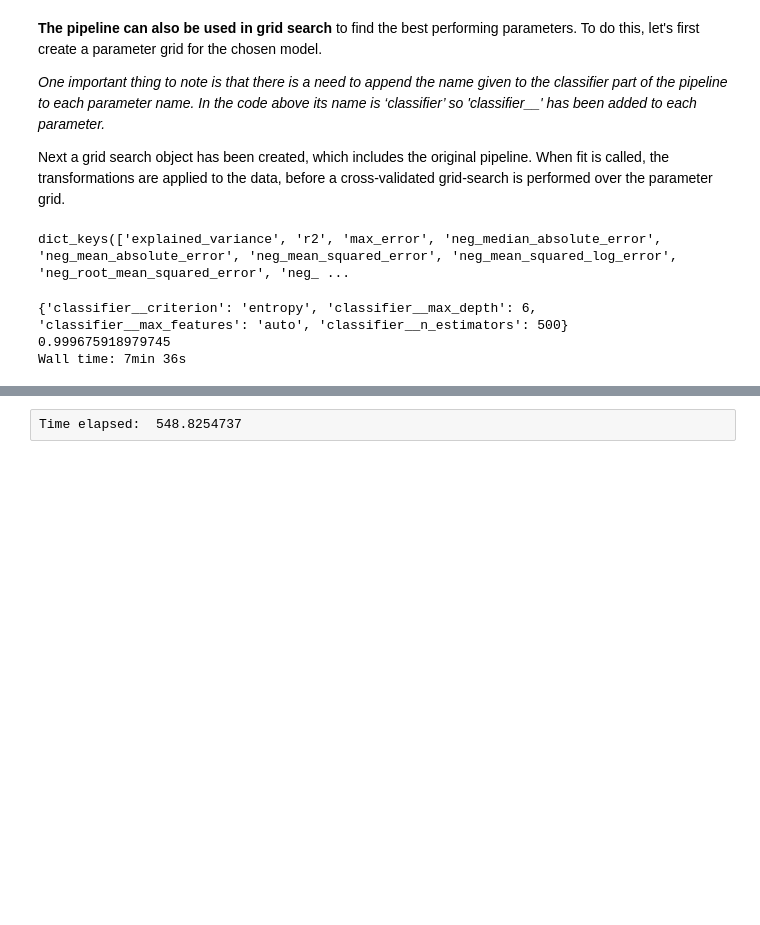
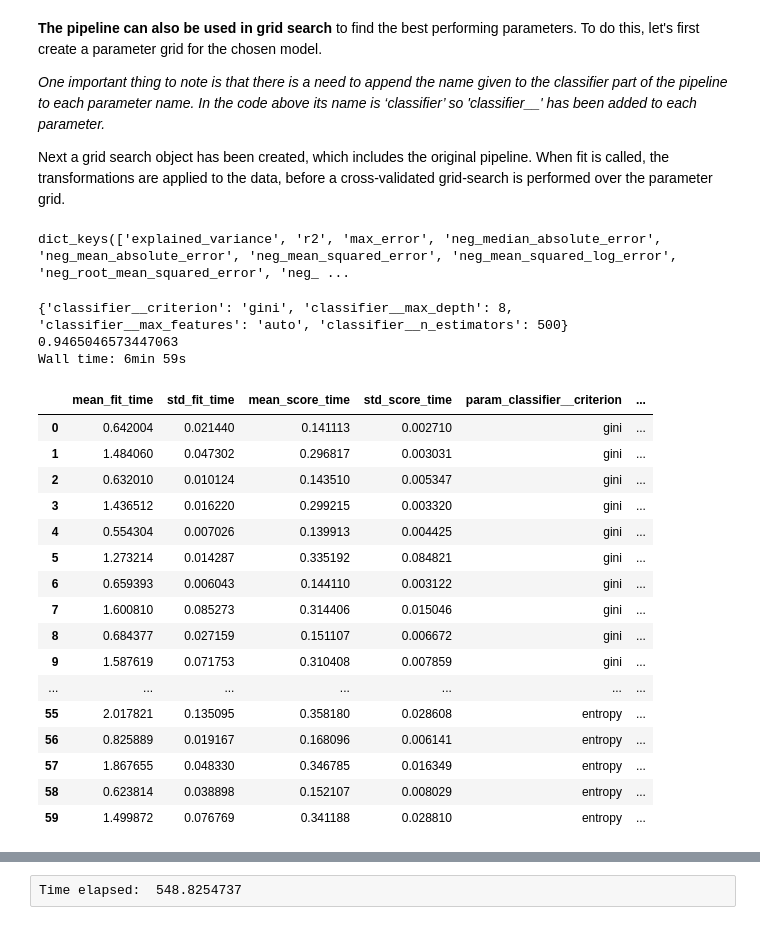
Before and after one commit to malonsol/TFM_KSchool, a Jupyter notebook: EDA/DELAY/Pipeline_test.ipynb, the cells around one changed output, grey strips where cells are left out. Saved outputs shown, nothing was run; the diff lists cells and outputs as text; code cells hidden in the pictures; blank space fills up the shorter version.

```diff
--- a/EDA/DELAY/Pipeline_test.ipynb
+++ b/EDA/DELAY/Pipeline_test.ipynb
@@ -379,23 +410,47 @@ param_grid = {
     'classifier__max_features': ['auto', 'sqrt', 'log2'],
     'classifier__max_depth' : [4,5,6,7,8],
     'classifier__criterion' :['gini', 'entropy']}
+
 from sklearn.model_selection import GridSearchCV
+
+scoring = {'AUC': 'roc_auc', 'F1': 'f1', 'Precision': 'precision',
+           'Recall': 'recall', 'Accuracy': 'accuracy'}
+
+CV = GridSearchCV(rf, param_grid, n_jobs= 1, scoring=scoring, refit='F1')
 # Setting refit='AUC', refits an estimator on the whole dataset with the
 # parameter setting that has the best cross-validated AUC score.
 # That estimator is made available at ``gs.best_estimator_`` along with
 # parameters like ``gs.best_score_``, ``gs.best_params_`` and
 # ``gs.best_index_``
-scoring = {'AUC': 'roc_auc', 'F1': 'f1', 'Precision': 'precision',
-           'Recall': 'recall', 'Accuracy': 'accuracy'}
-CV = GridSearchCV(rf, param_grid, n_jobs= 1, scoring=scoring, refit='AUC') # change the scorer metric
 
 CV.fit(X_train, y_train)
 print(CV.best_params_)
 print(CV.best_score_)
+CVscores = pd.DataFrame(CV.cv_results_)
 # %% [output]
-{'classifier__criterion': 'entropy', 'classifier__max_depth': 6, 'classifier__max_features': 'auto', 'classifier__n_estimators': 500}
-0.999675918979745
-Wall time: 7min 36s
+{'classifier__criterion': 'gini', 'classifier__max_depth': 8, 'classifier__max_features': 'auto', 'classifier__n_estimators': 500}
+0.9465046573447063
+Wall time: 6min 59s
+# %%
+CVscores
+# %% [output]
+|  | mean_fit_time | std_fit_time | mean_score_time | std_score_time | param_classifier__criterion | ... |
+| 0 | 0.642004 | 0.021440 | 0.141113 | 0.002710 | gini | ... |
+| 1 | 1.484060 | 0.047302 | 0.296817 | 0.003031 | gini | ... |
+| 2 | 0.632010 | 0.010124 | 0.143510 | 0.005347 | gini | ... |
+| 3 | 1.436512 | 0.016220 | 0.299215 | 0.003320 | gini | ... |
+| 4 | 0.554304 | 0.007026 | 0.139913 | 0.004425 | gini | ... |
+| 5 | 1.273214 | 0.014287 | 0.335192 | 0.084821 | gini | ... |
+| 6 | 0.659393 | 0.006043 | 0.144110 | 0.003122 | gini | ... |
+| 7 | 1.600810 | 0.085273 | 0.314406 | 0.015046 | gini | ... |
+| 8 | 0.684377 | 0.027159 | 0.151107 | 0.006672 | gini | ... |
+| 9 | 1.587619 | 0.071753 | 0.310408 | 0.007859 | gini | ... |
+| ... | ... | ... | ... | ... | ... | ... |
+| 55 | 2.017821 | 0.135095 | 0.358180 | 0.028608 | entropy | ... |
+| 56 | 0.825889 | 0.019167 | 0.168096 | 0.006141 | entropy | ... |
+| 57 | 1.867655 | 0.048330 | 0.346785 | 0.016349 | entropy | ... |
+| 58 | 0.623814 | 0.038898 | 0.152107 | 0.008029 | entropy | ... |
+| 59 | 1.499872 | 0.076769 | 0.341188 | 0.028810 | entropy | ... |
 # %%
 predictions = CV.predict(X_test)
 probabilities = CV.predict_proba(X_test)
```
Also changed, not shown: parts of 30 cells of this notebook.
